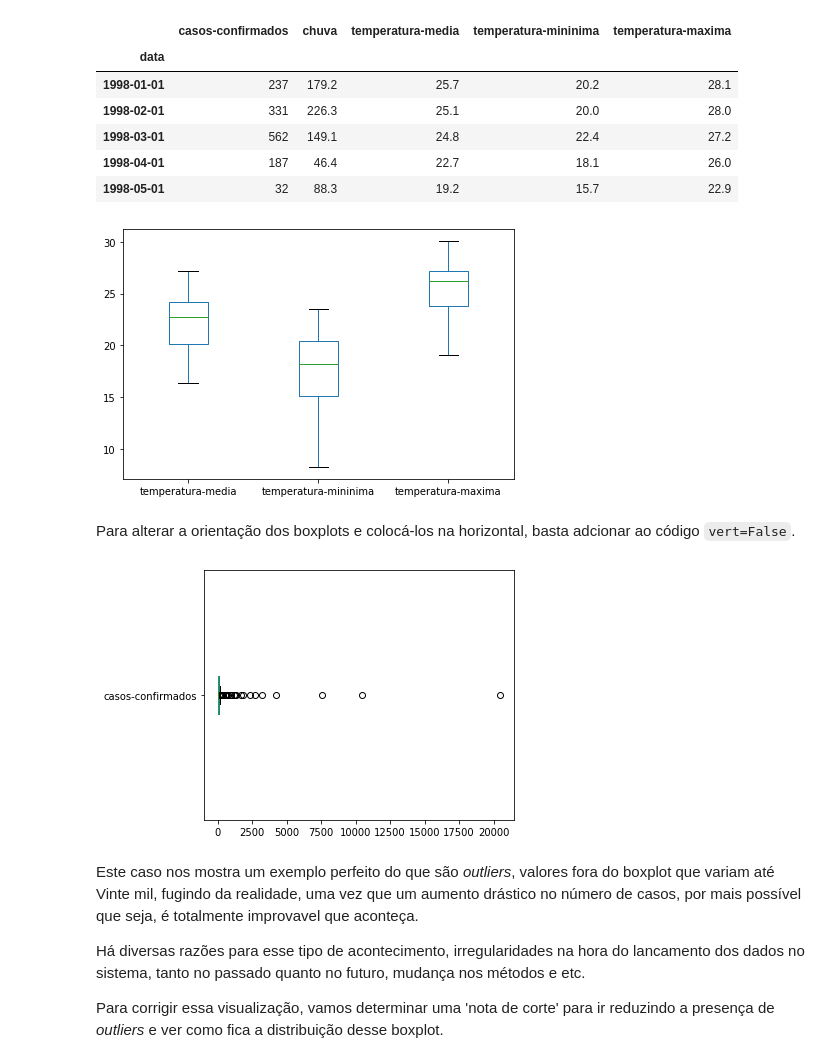
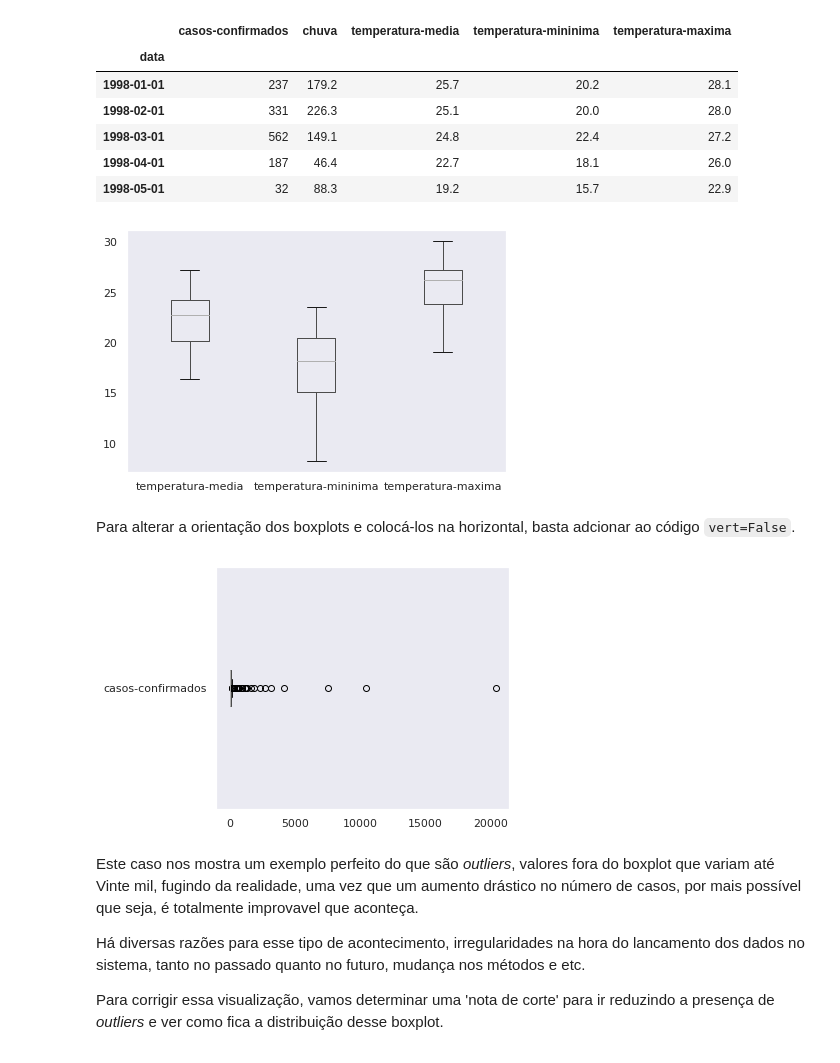
Before and after one commit to marcosilvaa/dados_estudos, a Jupyter notebook: Visualização_Gráfica.ipynb, the cells around one changed output. Drawn from its saved outputs; the diff is of its cells as text; code cells hidden in the pictures.

```diff
--- a/Visualização_Gráfica.ipynb
+++ b/Visualização_Gráfica.ipynb
@@ -6,6 +6,14 @@
 Para um bom projeto de *DataScience*, a visualização gráfica é um dos requisitos mais importantes, uma vez que a função do gráfico é comunicar uma informação, deve ser feito de maneira clara e direta.
 
 Este notebook é uma sequência de tutoriais sobre como fazer os mais diversos tipos de gráficos, os dados utilizados são do curso *Data Science na Prática* do professor Carlos Melo da Familia [Sigmoidal](https://sigmoidal.ai).
+# %%
+# importando pacotes
+import pandas as pd
+import matplotlib.pyplot as plt
+import seaborn as sns
+
+%matplotlib inline
+sns.set()
 # %% [markdown]
 ## Gráfico de Linhas
 
@@ -294,12 +299,14 @@ df_dengue.head()
 # %%
 # plotando boxplot para temperatura
 fig, ax = plt.subplots()
 
-df_dengue.boxplot(['temperatura-media', 'temperatura-mininima', 'temperatura-maxima'], grid=False, ax=ax)
+df_dengue.boxplot(['temperatura-media', 'temperatura-mininima', 'temperatura-maxima'],
+                  grid=False,
+                  ax=ax)
 
 plt.tight_layout()
 # %% [output]
-[figure, old version]
+[figure, new version]
 # %% [markdown]
 Para alterar a orientação dos boxplots e colocá-los na horizontal, basta adcionar ao código `vert=False`.
 # %%
@@ -311,7 +318,7 @@ df_dengue.boxplot(['casos-confirmados'], vert=False, grid=False, ax=ax)
 
 plt.tight_layout()
 # %% [output]
-[figure, old version]
+[figure, new version]
 # %% [markdown]
 Este caso nos mostra um exemplo perfeito do que são *outliers*, valores fora do boxplot que variam até Vinte mil, fugindo da realidade, uma vez que um aumento drástico no número de casos, por mais possível que seja, é totalmente improvavel que aconteça.
 
```
Also changed, not shown: parts of 21 cells of this notebook.
